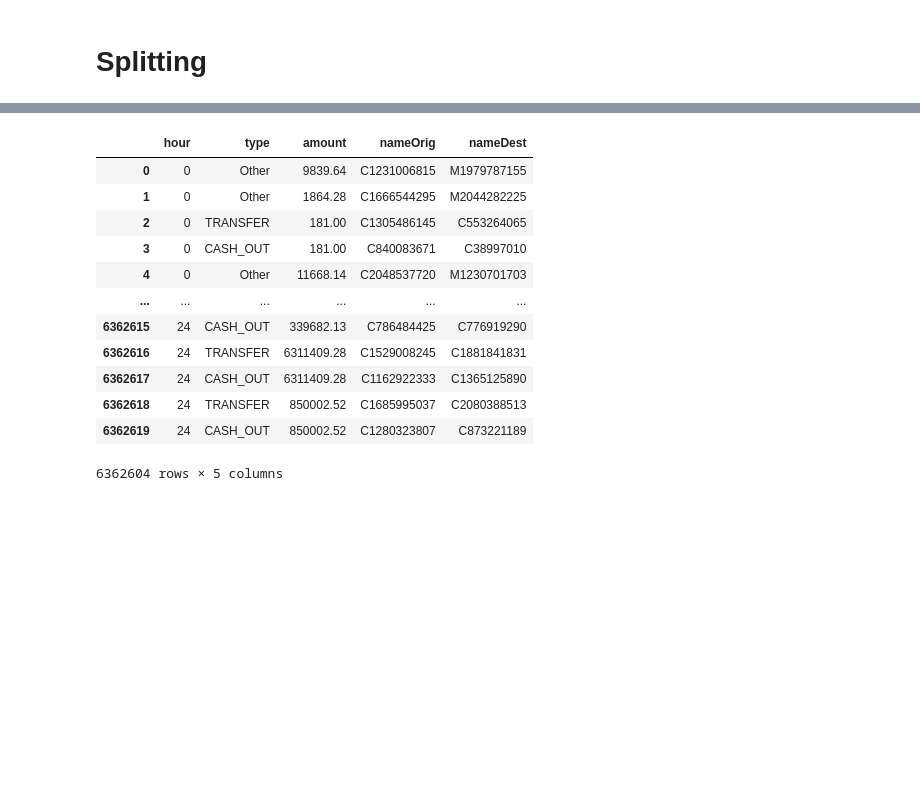
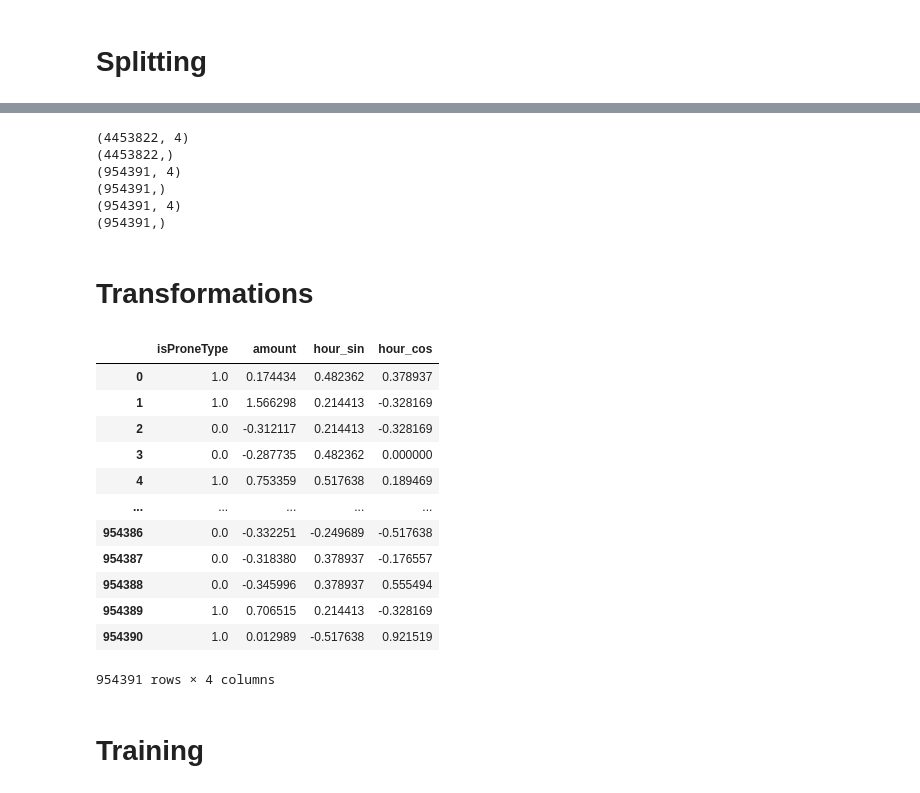
Before and after one commit to AnastasiaRassi/Financial_Fraud_Detection, a Jupyter notebook: exploration.ipynb, the cells around one changed output, grey strips where cells are left out. Drawn from its saved outputs; the diff is of its cells as text; code cells hidden in the pictures; blank space fills up the shorter version.

```diff
--- a/exploration.ipynb
+++ b/exploration.ipynb
@@ -404,20 +547,46 @@ X = df.drop(columns=['isFraud'])
-# %%
-X
-# %% [output]
-|  | hour | type | amount | nameOrig | nameDest |
-| 0 | 0 | Other | 9839.64 | C1231006815 | M1979787155 |
-| 1 | 0 | Other | 1864.28 | C1666544295 | M2044282225 |
-| 2 | 0 | TRANSFER | 181.00 | C1305486145 | C553264065 |
-| 3 | 0 | CASH_OUT | 181.00 | C840083671 | C38997010 |
-| 4 | 0 | Other | 11668.14 | C2048537720 | M1230701703 |
-| ... | ... | ... | ... | ... | ... |
-| 6362615 | 24 | CASH_OUT | 339682.13 | C786484425 | C776919290 |
-| 6362616 | 24 | TRANSFER | 6311409.28 | C1529008245 | C1881841831 |
-| 6362617 | 24 | CASH_OUT | 6311409.28 | C1162922333 | C1365125890 |
-| 6362618 | 24 | TRANSFER | 850002.52 | C1685995037 | C2080388513 |
-| 6362619 | 24 | CASH_OUT | 850002.52 | C1280323807 | C873221189 |
-6362604 rows × 5 columns
 # %%
 from sklearn.model_selection import train_test_split
 X_train, X_temporary, y_train, y_temporary = train_test_split(X, y, test_size=0.3, random_state=42, stratify=y)
-X_test, X_val, y_val, y_test = train_test_split(X, y, test_size=0.3, random_state=42, stratify=y)
+X_test, X_val, y_val, y_test = train_test_split(X_temporary, y_temporary, test_size=0.5, random_state=42, stratify=y_temporary)
+# %%
+all_sets=[X_train, y_train, X_val, y_val, X_test, y_test]
+for set in all_sets:
+    print(set.shape)
+assert X_train.shape[0]==y_train.shape[0]
+assert X_val.shape[0]==y_val.shape[0]
+assert X_test.shape[0]==y_test.shape[0]
+assert X_train.shape[0]+X_val.shape[0]+X_test.shape[0]==X.shape[0]
+# %% [output]
+(4453822, 4)
+(4453822,)
+(954391, 4)
+(954391,)
+(954391, 4)
+(954391,)
+# %% [markdown]
+# Transformations
+# %%
+from sklearn.preprocessing import RobustScaler
+
+scaler = RobustScaler()
+X_train = pd.DataFrame(scaler.fit_transform(X_train), columns=X_train.columns)
+X_val = pd.DataFrame(scaler.transform(X_val), columns=X_train.columns)
+X_test = pd.DataFrame(scaler.transform(X_test), columns=X_train.columns)
+# %%
+X_val
+# %% [output]
+|  | isProneType | amount | hour_sin | hour_cos |
+| 0 | 1.0 | 0.174434 | 0.482362 | 0.378937 |
+| 1 | 1.0 | 1.566298 | 0.214413 | -0.328169 |
+| 2 | 0.0 | -0.312117 | 0.214413 | -0.328169 |
+| 3 | 0.0 | -0.287735 | 0.482362 | 0.000000 |
+| 4 | 1.0 | 0.753359 | 0.517638 | 0.189469 |
+| ... | ... | ... | ... | ... |
+| 954386 | 0.0 | -0.332251 | -0.249689 | -0.517638 |
+| 954387 | 0.0 | -0.318380 | 0.378937 | -0.176557 |
+| 954388 | 0.0 | -0.345996 | 0.378937 | 0.555494 |
+| 954389 | 1.0 | 0.706515 | 0.214413 | -0.328169 |
+| 954390 | 1.0 | 0.012989 | -0.517638 | 0.921519 |
+954391 rows × 4 columns
+# %% [markdown]
+# Training
```
Also changed, not shown: parts of 17 cells of this notebook, 2 other files.
